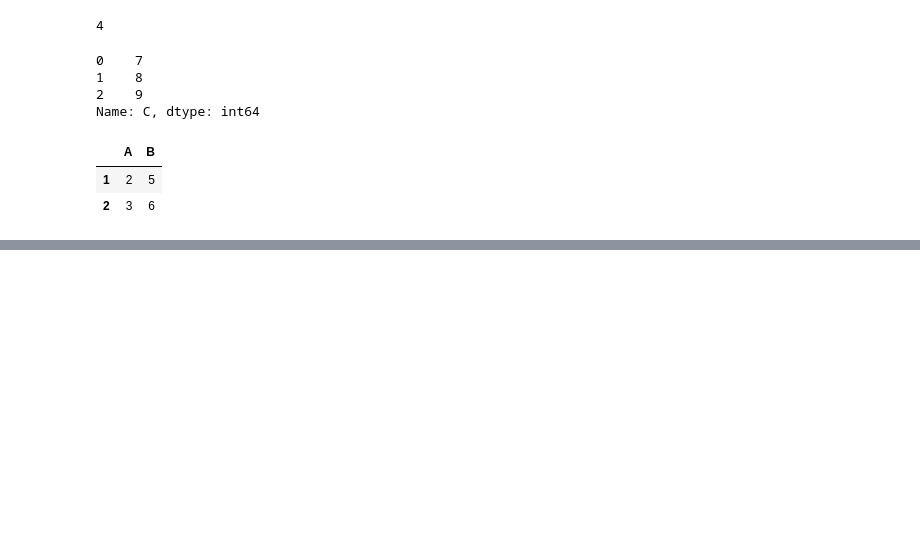
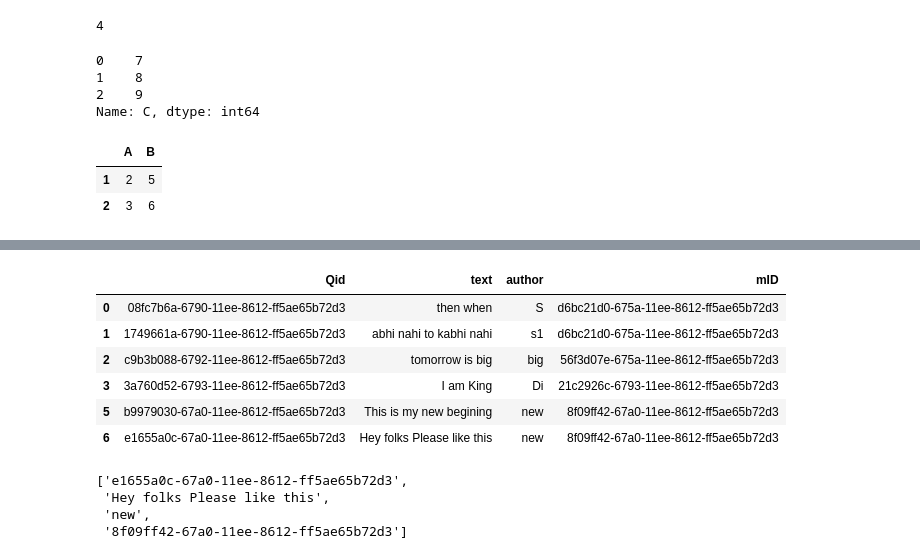
Before and after one commit to priteshkhilari/AwesomeQuotes, a Jupyter notebook: Untitled.ipynb, the cells around one changed output, grey strips where cells are left out. Cells and saved outputs as stored; diff of their text form; code cells hidden in the pictures; blank space fills up the shorter version.

```diff
--- a/Untitled.ipynb
+++ b/Untitled.ipynb
@@ -183,0 +334,19 @@ subset
+# %%
+df = pd.read_csv("./quotes.csv",index_col=0)
+# %%
+df.reindex()
+# %% [output]
+|  | Qid | text | author | mID |
+| 0 | 08fc7b6a-6790-11ee-8612-ff5ae65b72d3 | then when | S | d6bc21d0-675a-11ee-8612-ff5ae65b72d3 |
+| 1 | 1749661a-6790-11ee-8612-ff5ae65b72d3 | abhi nahi to kabhi nahi | s1 | d6bc21d0-675a-11ee-8612-ff5ae65b72d3 |
+| 2 | c9b3b088-6792-11ee-8612-ff5ae65b72d3 | tomorrow is big | big | 56f3d07e-675a-11ee-8612-ff5ae65b72d3 |
+| 3 | 3a760d52-6793-11ee-8612-ff5ae65b72d3 | I am King | Di | 21c2926c-6793-11ee-8612-ff5ae65b72d3 |
+| 5 | b9979030-67a0-11ee-8612-ff5ae65b72d3 | This is my new begining | new | 8f09ff42-67a0-11ee-8612-ff5ae65b72d3 |
+| 6 | e1655a0c-67a0-11ee-8612-ff5ae65b72d3 | Hey folks Please like this | new | 8f09ff42-67a0-11ee-8612-ff5ae65b72d3 |
+# %%
+df.loc[6].tolist()
+# %% [output]
+['e1655a0c-67a0-11ee-8612-ff5ae65b72d3',
+ 'Hey folks Please like this',
+ 'new',
+ '8f09ff42-67a0-11ee-8612-ff5ae65b72d3']
```
Also changed, not shown: parts of 34 cells of this notebook, 7 other files.
